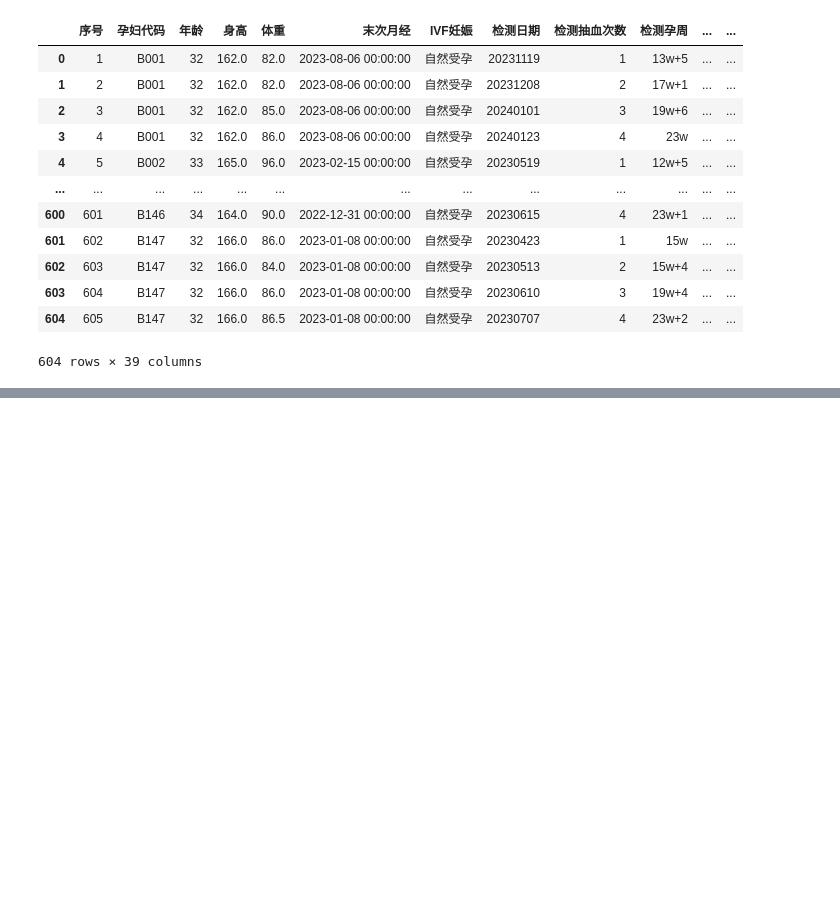
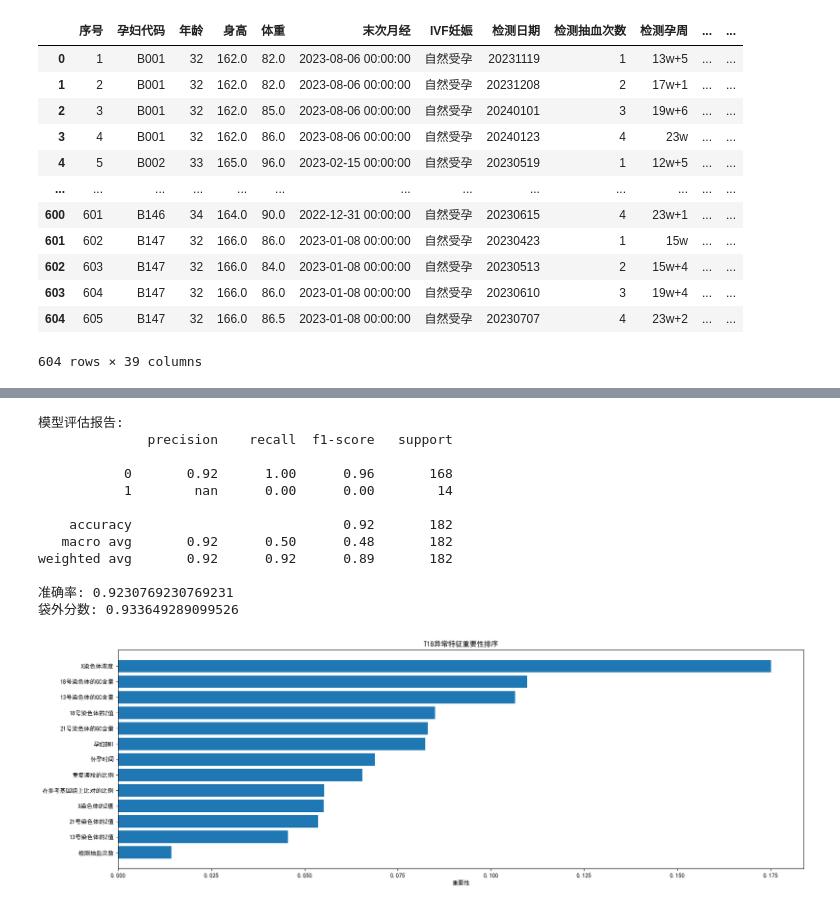
Before and after one commit to BoomberAsp/2025CUMCM, a Jupyter notebook: Q4.ipynb, the cells around one changed output, grey strips where cells are left out. Cells and saved outputs as stored; diff of their text form; code cells hidden in the pictures; blank space fills up the shorter version.

```diff
--- a/Q4.ipynb
+++ b/Q4.ipynb
@@ -233,0 +294,19 @@ weighted avg       0.92      0.91      0.88       182
+# %%
+#训练“T18异常”随机森林模型
+train_model(rf3,target3)
+#T18异常判定
+plot_feature_importances(rf3,target3,2)
+# %% [output]
+模型评估报告:
+              precision    recall  f1-score   support
+
+           0       0.92      1.00      0.96       168
+           1        nan      0.00      0.00        14
+
+    accuracy                           0.92       182
+   macro avg       0.92      0.50      0.48       182
+weighted avg       0.92      0.92      0.89       182
+
+准确率: 0.9230769230769231
+袋外分数: 0.933649289099526
+[figure, added]
```
Also changed, not shown: parts of 9 cells of this notebook.
